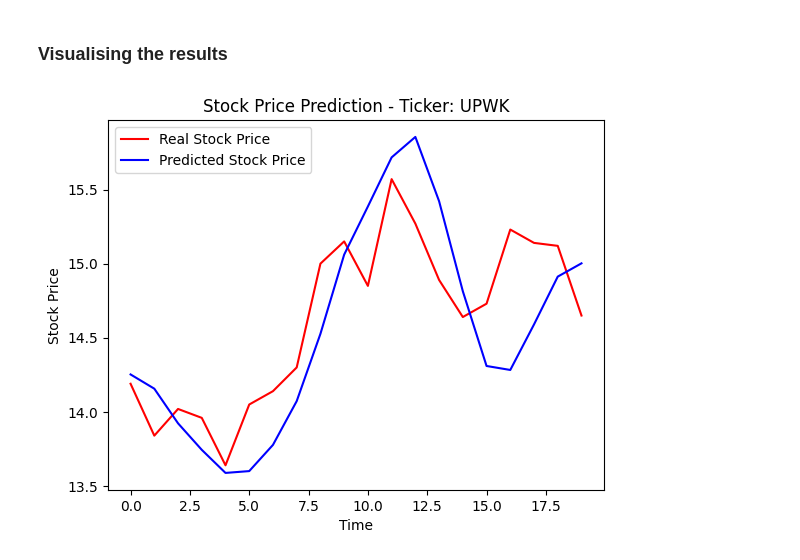
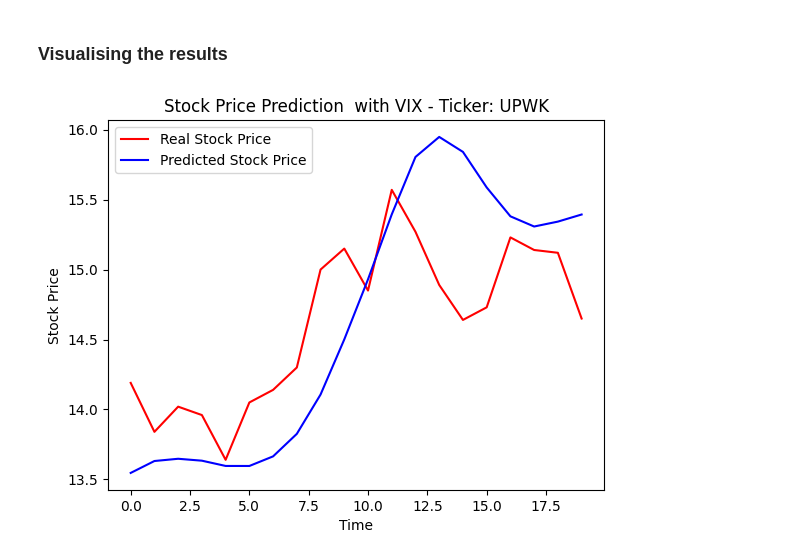
Before and after one commit to obeabi/Stocks_TSA, a Jupyter notebook: StockPrediction.ipynb, the cells around one changed output. Drawn from its saved outputs; the diff is of its cells as text; code cells hidden in the pictures.

```diff
--- a/StockPrediction.ipynb
+++ b/StockPrediction.ipynb
@@ -79,9 +145,9 @@ column2 = 'Close'
 #dataset_test['Open'] = dataset_test[[column1, column2]].mean(axis=1)
 
 # You can use 'Open' rather than 'Price'
-features = ['Open','Close', 'Volume', 'RSI_14']
+features = ['Open','Close', 'Volume', 'RSI_14','ATRr_14','VIX']
 #features = ['Open', 'Close', 'Volume']
-#features = ['Open','price', 'Close', 'Volume', 'RSI_14', 'MACD_12_26_9', 'MACDh_12_26_9','MACDs_12_26_9']
+#features = ['Open','price', 'Close', 'Volume', 'RSI_14', 'MACD_12_26_9', 'MACDh_12_26_9','MACDs_12_26_9', 'ATRr_14', 'VIX', 'FEDFUNDS', 'CPIAUCNS']
 
 dataset_train= dataset_train[features].copy()
 dataset_test= dataset_test[features].copy()
@@ -94,6 +160,8 @@ dataset_train.dropna(inplace= True)
 #columns_to_fill = features
 #dataset_train[columns_to_fill] = dataset_train[columns_to_fill].fillna(method='bfill')
 
+# Columns to be scaled (excluding Federal Funds Rate)
+columns_to_scale = ['Open', 'Close', 'Volume', 'RSI_14', 'VIX']
 
 train_features = dataset_train.iloc[:, 0:].values
 
@@ -286,10 +359,10 @@ Shape of X_test after reshaping: (20, 60, 4)
 # %%
 plt.plot(real_stock_price, color = 'red', label = 'Real Stock Price')
 plt.plot(model_predictions , color = 'blue', label = 'Predicted Stock Price')
-plt.title(f'Stock Price Prediction - Ticker: {ticker}')
+plt.title(f'Stock Price Prediction  with VIX - Ticker: {ticker}')
 plt.xlabel('Time')
 plt.ylabel('Stock Price')
 plt.legend()
 plt.show()
 # %% [output]
-[figure, old version]
+[figure, new version]
```
Also changed, not shown: parts of 12 cells of this notebook.
